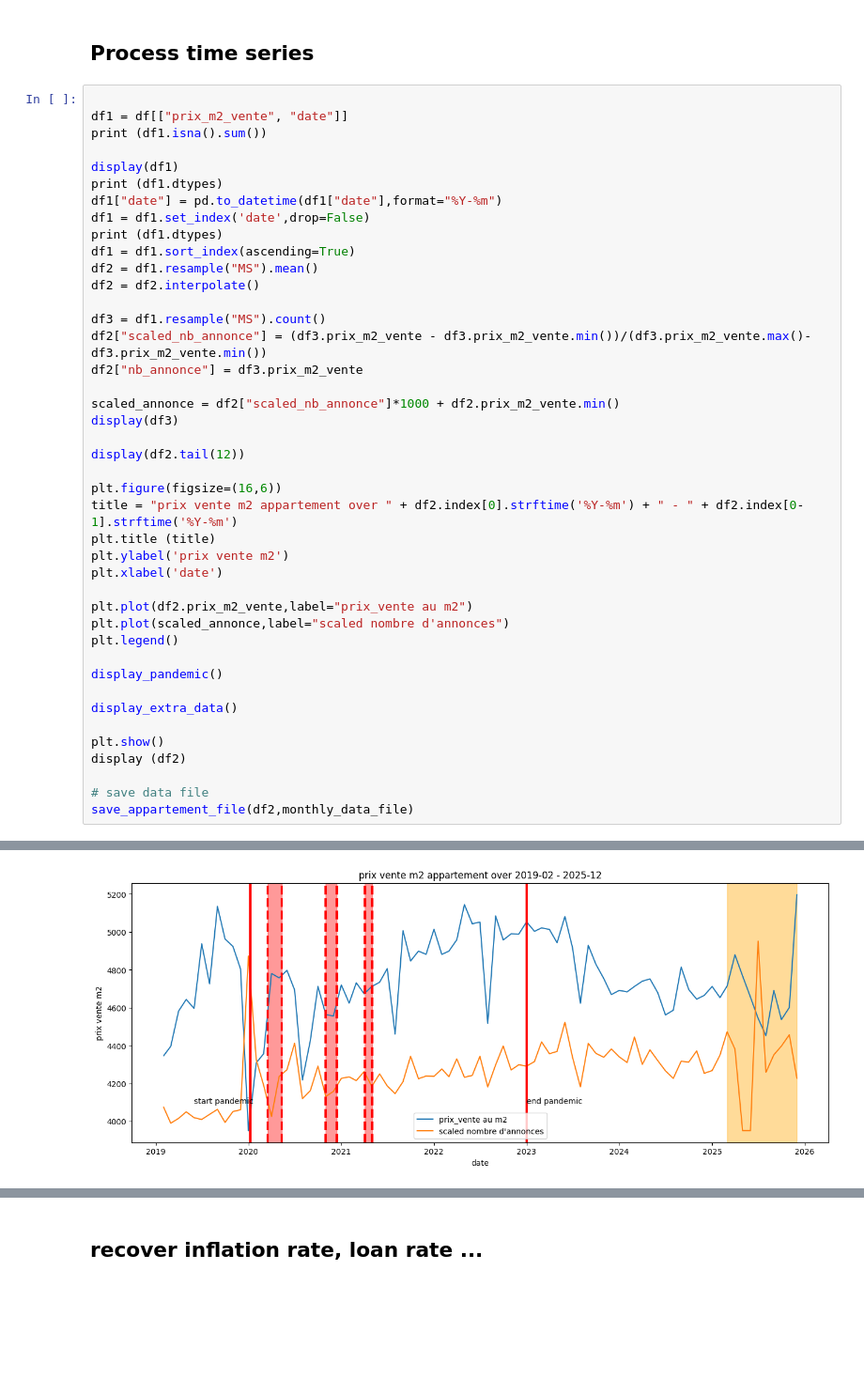
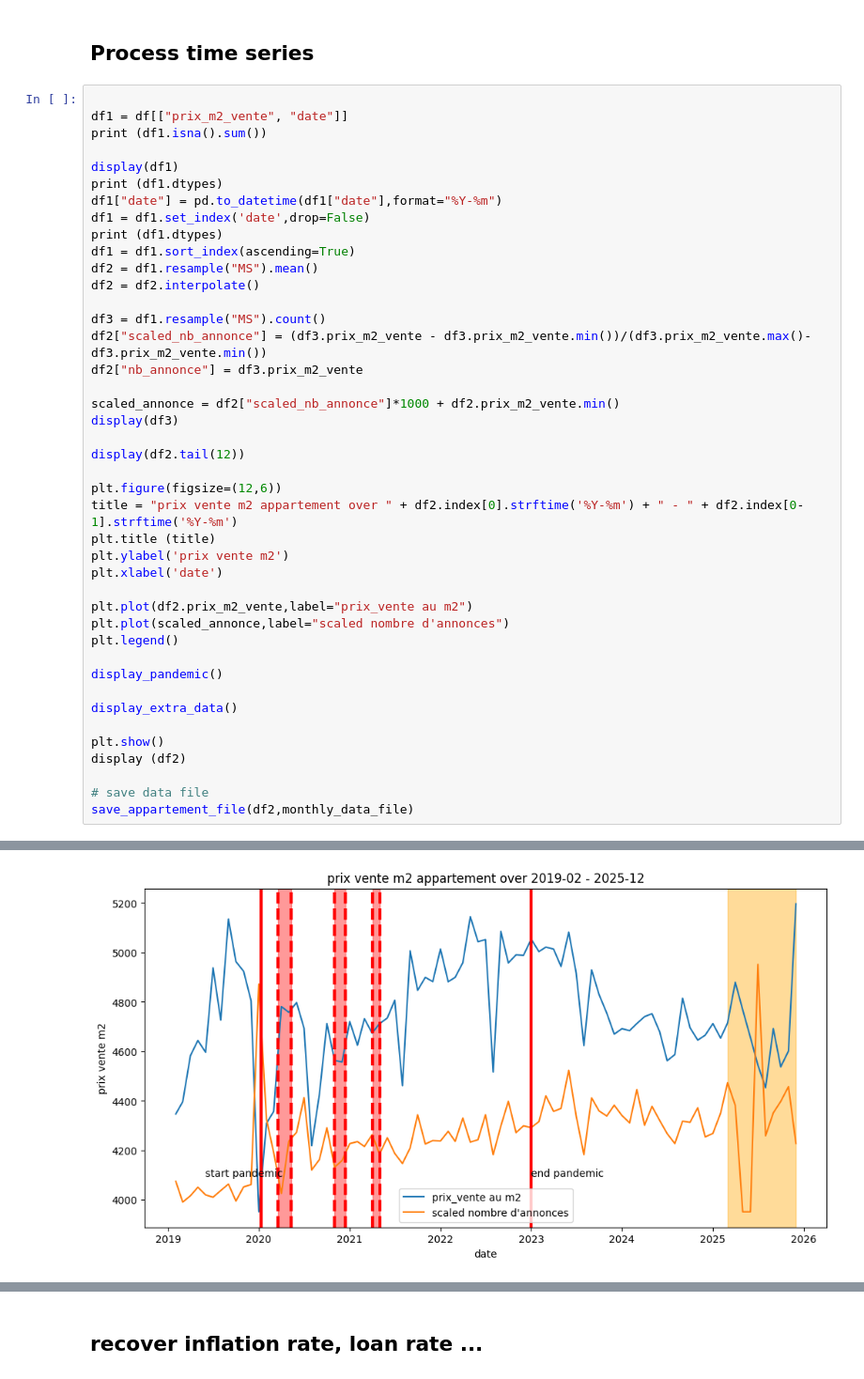
Before and after one commit to Clement2169/immocv, a Jupyter notebook: notebooks/PredictionAppartement.ipynb, the cells around one changed output, grey strips where cells are left out. Shown at 94% size. Cells and saved outputs as stored; diff of their text form; blank space fills up the shorter version.

```diff
--- a/notebooks/PredictionAppartement.ipynb
+++ b/notebooks/PredictionAppartement.ipynb
@@ -319,7 +319,7 @@ display(df3)
 
 display(df2.tail(12))
 
-plt.figure(figsize=(16,6))
+plt.figure(figsize=(12,6))
 title = "prix vente m2 appartement over " + df2.index[0].strftime('%Y-%m') + " - " + df2.index[0-1].strftime('%Y-%m')
 plt.title (title)
 plt.ylabel('prix vente m2')
@@ -368,34 +368,34 @@ Try using .loc[row_indexer,col_indexer] = value instead
 See the caveats in the documentation: https://pandas.pydata.org/pandas-docs/stable/user_guide/indexing.html#returning-a-view-versus-a-copy
   df1["date"] = pd.to_datetime(df1["date"],format="%Y-%m")
 |  | prix_m2_vente | date |
 | date |  |  |
 | 2019-02-01 | 11573 | 11573 |
 | 2019-03-01 | 3677 | 3677 |
 | 2019-04-01 | 6078 | 6078 |
 | 2019-05-01 | 9313 | 9313 |
 | 2019-06-01 | 6398 | 6398 |
 | ... | ... | ... |
 | 2025-08-01 | 28779 | 28779 |
 | 2025-09-01 | 37461 | 37461 |
 | 2025-10-01 | 41806 | 41806 |
 | 2025-11-01 | 47396 | 47396 |
 | 2025-12-01 | 25906 | 25906 |
 83 rows × 2 columns
 |  | prix_m2_vente | date | scaled_nb_annonce | nb_annonce |
 | date |  |  |  |  |
 | 2025-01-01 | 4712.364447 | 2024-12-31 23:59:59.999999744 | 0.316902 | 29682 |
 | 2025-02-01 | 4653.598622 | 2025-02-01 00:00:00.000000000 | 0.398781 | 37351 |
 | 2025-03-01 | 4714.943824 | 2025-03-01 00:00:00.000000000 | 0.521892 | 48882 |
 | 2025-04-01 | 4879.409615 | 2025-04-01 00:00:00.000000000 | 0.430074 | 40282 |
 | 2025-05-01 | 4767.797507 | 2025-05-01 08:00:00.000000000 | 0.000000 | 0 |
 | 2025-06-01 | 4656.185398 | 2025-05-31 16:00:00.000000000 | 0.000000 | 0 |
 | 2025-07-01 | 4544.573290 | 2025-07-01 00:00:00.000000000 | 1.000000 | 93663 |
 | 2025-08-01 | 4452.751555 | 2025-08-01 00:00:00.000000000 | 0.307261 | 28779 |
 | 2025-09-01 | 4691.698509 | 2025-09-01 00:00:00.000000000 | 0.399955 | 37461 |
 | 2025-10-01 | 4537.504116 | 2025-10-01 00:00:00.000000000 | 0.446345 | 41806 |
 | 2025-11-01 | 4601.358466 | 2025-10-31 23:59:59.999999744 | 0.506027 | 47396 |
 | 2025-12-01 | 5196.255784 | 2025-12-01 00:00:00.000000000 | 0.276587 | 25906 |
-[figure, old version]
+[figure, new version]
 |  | prix_m2_vente | date | scaled_nb_annonce | nb_annonce |
 | date |  |  |  |  |
 | 2019-02-01 | 4346.828981 | 2019-02-01 00:00:00.000000000 | 0.123560 | 11573 |
```
Also changed, not shown: parts of 1 cell of this notebook.
